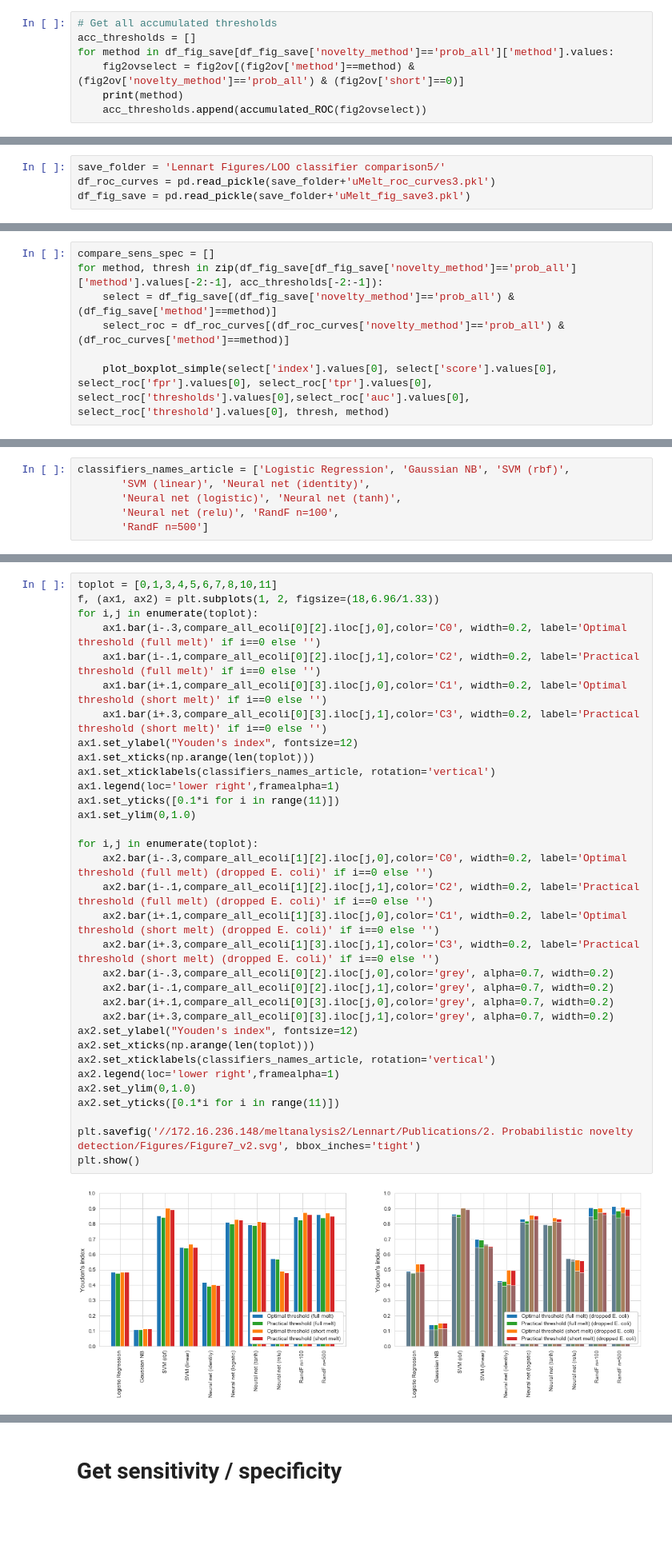
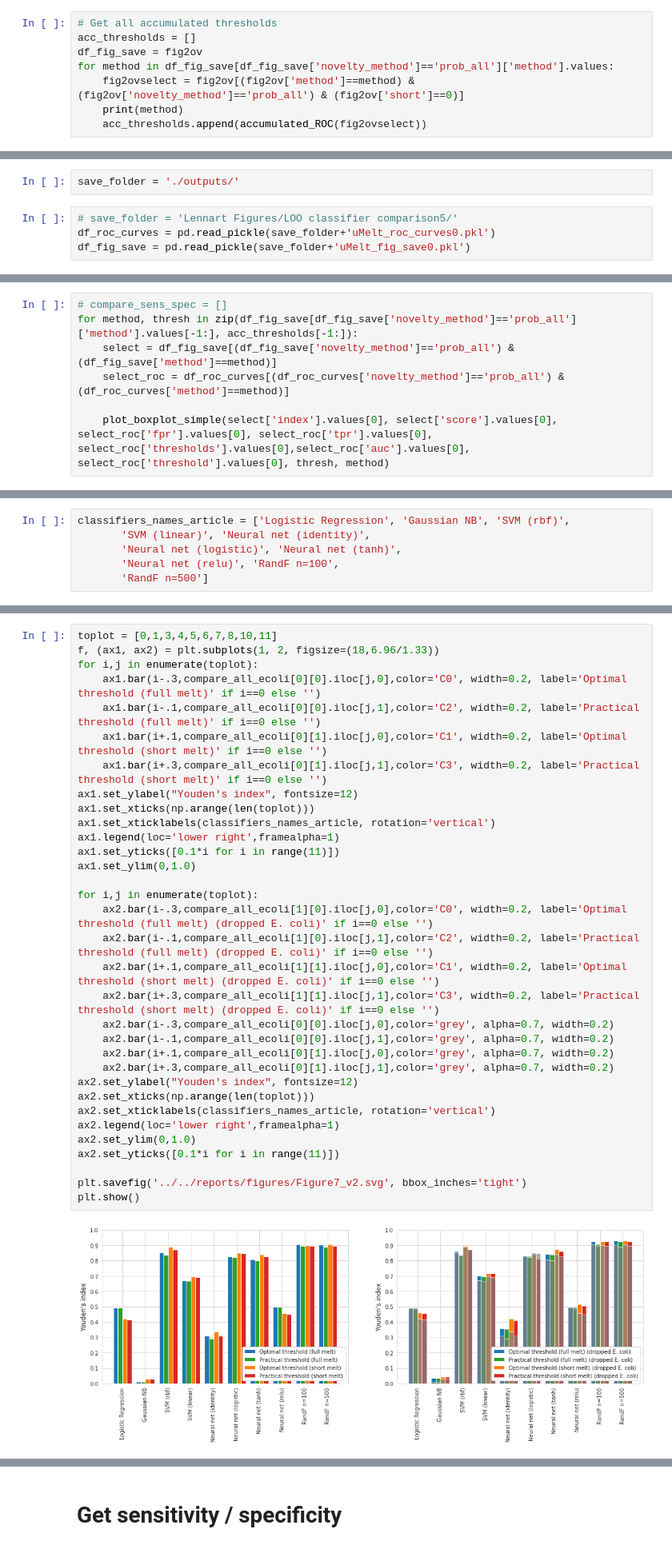
Before and after one commit to aboussina/dHRM-novelty-detection, a Jupyter notebook: Plots.ipynb, the cells around one changed output, grey strips where cells are left out. Shown at 80% size. Drawn from its saved outputs; the diff is of its cells as text; blank space fills up the shorter version.

```diff
--- a/Plots.ipynb
+++ b/Plots.ipynb
@@ -735,6 +790,7 @@ acc_thresh 0.84
 # %%
 # Get all accumulated thresholds
 acc_thresholds = []
+df_fig_save = fig2ov
 for method in df_fig_save[df_fig_save['novelty_method']=='prob_all']['method'].values:
     fig2ovselect = fig2ov[(fig2ov['method']==method) & (fig2ov['novelty_method']=='prob_all') & (fig2ov['short']==0)]
     print(method)
@@ -760,7 +816,9 @@ RandF n=500
+# %%
+save_folder = './outputs/'
 # %%
-save_folder = 'Lennart Figures/LOO classifier comparison5/'
-df_roc_curves = pd.read_pickle(save_folder+'uMelt_roc_curves3.pkl')
-df_fig_save = pd.read_pickle(save_folder+'uMelt_fig_save3.pkl')
+# save_folder = 'Lennart Figures/LOO classifier comparison5/'
+df_roc_curves = pd.read_pickle(save_folder+'uMelt_roc_curves0.pkl')
+df_fig_save = pd.read_pickle(save_folder+'uMelt_fig_save0.pkl')
 # %%
 compare_sens_spec = []
 for method, thresh in zip(df_fig_save[df_fig_save['novelty_method']=='prob_all']['method'].values, acc_thresholds):
@@ -793,6 +849,6 @@ Neural net activation=identity
 # %%
-compare_sens_spec = []
-for method, thresh in zip(df_fig_save[df_fig_save['novelty_method']=='prob_all']['method'].values[-2:-1], acc_thresholds[-2:-1]):
+# compare_sens_spec = []
+for method, thresh in zip(df_fig_save[df_fig_save['novelty_method']=='prob_all']['method'].values[-1:], acc_thresholds[-1:]):
     select = df_fig_save[(df_fig_save['novelty_method']=='prob_all') & (df_fig_save['method']==method)]
     select_roc = df_roc_curves[(df_roc_curves['novelty_method']=='prob_all') & (df_roc_curves['method']==method)]
 
@@ -925,38 +1055,38 @@ classifiers_names_article = ['Logistic Regression', 'Gaussian NB', 'SVM (rbf)',
 # %%
 toplot = [0,1,3,4,5,6,7,8,10,11]
 f, (ax1, ax2) = plt.subplots(1, 2, figsize=(18,6.96/1.33))
 for i,j in enumerate(toplot):
-    ax1.bar(i-.3,compare_all_ecoli[0][2].iloc[j,0],color='C0', width=0.2, label='Optimal threshold (full melt)' if i==0 else '')
-    ax1.bar(i-.1,compare_all_ecoli[0][2].iloc[j,1],color='C2', width=0.2, label='Practical threshold (full melt)' if i==0 else '')
-    ax1.bar(i+.1,compare_all_ecoli[0][3].iloc[j,0],color='C1', width=0.2, label='Optimal threshold (short melt)' if i==0 else '')
-    ax1.bar(i+.3,compare_all_ecoli[0][3].iloc[j,1],color='C3', width=0.2, label='Practical threshold (short melt)' if i==0 else '')
+    ax1.bar(i-.3,compare_all_ecoli[0][0].iloc[j,0],color='C0', width=0.2, label='Optimal threshold (full melt)' if i==0 else '')
+    ax1.bar(i-.1,compare_all_ecoli[0][0].iloc[j,1],color='C2', width=0.2, label='Practical threshold (full melt)' if i==0 else '')
+    ax1.bar(i+.1,compare_all_ecoli[0][1].iloc[j,0],color='C1', width=0.2, label='Optimal threshold (short melt)' if i==0 else '')
+    ax1.bar(i+.3,compare_all_ecoli[0][1].iloc[j,1],color='C3', width=0.2, label='Practical threshold (short melt)' if i==0 else '')
 ax1.set_ylabel("Youden's index", fontsize=12)
 ax1.set_xticks(np.arange(len(toplot)))
 ax1.set_xticklabels(classifiers_names_article, rotation='vertical')
 ax1.legend(loc='lower right',framealpha=1)
 ax1.set_yticks([0.1*i for i in range(11)])
 ax1.set_ylim(0,1.0)
 
 for i,j in enumerate(toplot):
-    ax2.bar(i-.3,compare_all_ecoli[1][2].iloc[j,0],color='C0', width=0.2, label='Optimal threshold (full melt) (dropped E. coli)' if i==0 else '')
-    ax2.bar(i-.1,compare_all_ecoli[1][2].iloc[j,1],color='C2', width=0.2, label='Practical threshold (full melt) (dropped E. coli)' if i==0 else '')
-    ax2.bar(i+.1,compare_all_ecoli[1][3].iloc[j,0],color='C1', width=0.2, label='Optimal threshold (short melt) (dropped E. coli)' if i==0 else '')
-    ax2.bar(i+.3,compare_all_ecoli[1][3].iloc[j,1],color='C3', width=0.2, label='Practical threshold (short melt) (dropped E. coli)' if i==0 else '')
-    ax2.bar(i-.3,compare_all_ecoli[0][2].iloc[j,0],color='grey', alpha=0.7, width=0.2)
-    ax2.bar(i-.1,compare_all_ecoli[0][2].iloc[j,1],color='grey', alpha=0.7, width=0.2)
-    ax2.bar(i+.1,compare_all_ecoli[0][3].iloc[j,0],color='grey', alpha=0.7, width=0.2)
-    ax2.bar(i+.3,compare_all_ecoli[0][3].iloc[j,1],color='grey', alpha=0.7, width=0.2)
+    ax2.bar(i-.3,compare_all_ecoli[1][0].iloc[j,0],color='C0', width=0.2, label='Optimal threshold (full melt) (dropped E. coli)' if i==0 else '')
+    ax2.bar(i-.1,compare_all_ecoli[1][0].iloc[j,1],color='C2', width=0.2, label='Practical threshold (full melt) (dropped E. coli)' if i==0 else '')
+    ax2.bar(i+.1,compare_all_ecoli[1][1].iloc[j,0],color='C1', width=0.2, label='Optimal threshold (short melt) (dropped E. coli)' if i==0 else '')
+    ax2.bar(i+.3,compare_all_ecoli[1][1].iloc[j,1],color='C3', width=0.2, label='Practical threshold (short melt) (dropped E. coli)' if i==0 else '')
+    ax2.bar(i-.3,compare_all_ecoli[0][0].iloc[j,0],color='grey', alpha=0.7, width=0.2)
+    ax2.bar(i-.1,compare_all_ecoli[0][0].iloc[j,1],color='grey', alpha=0.7, width=0.2)
+    ax2.bar(i+.1,compare_all_ecoli[0][1].iloc[j,0],color='grey', alpha=0.7, width=0.2)
+    ax2.bar(i+.3,compare_all_ecoli[0][1].iloc[j,1],color='grey', alpha=0.7, width=0.2)
 ax2.set_ylabel("Youden's index", fontsize=12)
 ax2.set_xticks(np.arange(len(toplot)))
 ax2.set_xticklabels(classifiers_names_article, rotation='vertical')
 ax2.legend(loc='lower right',framealpha=1)
 ax2.set_ylim(0,1.0)
 ax2.set_yticks([0.1*i for i in range(11)])
 
-plt.savefig('//172.16.236.148/meltanalysis2/Lennart/Publications/2. Probabilistic novelty detection/Figures/Figure7_v2.svg', bbox_inches='tight')
+plt.savefig('../../reports/figures/Figure7_v2.svg', bbox_inches='tight')
 plt.show()
 # %% [output]
-[figure, old version]
+[figure, new version]
 # %%
 toplot = [0,1,3,4,5,6,7,8,10,11]
 diff=[]
```
Also changed, not shown: parts of 36 cells of this notebook, 1 other file.
